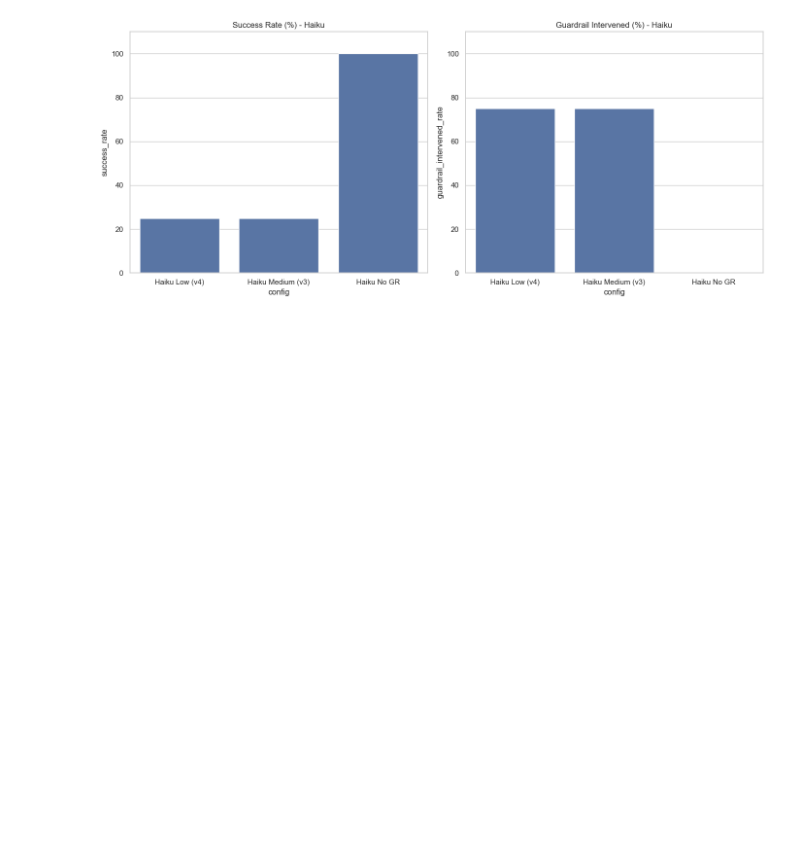
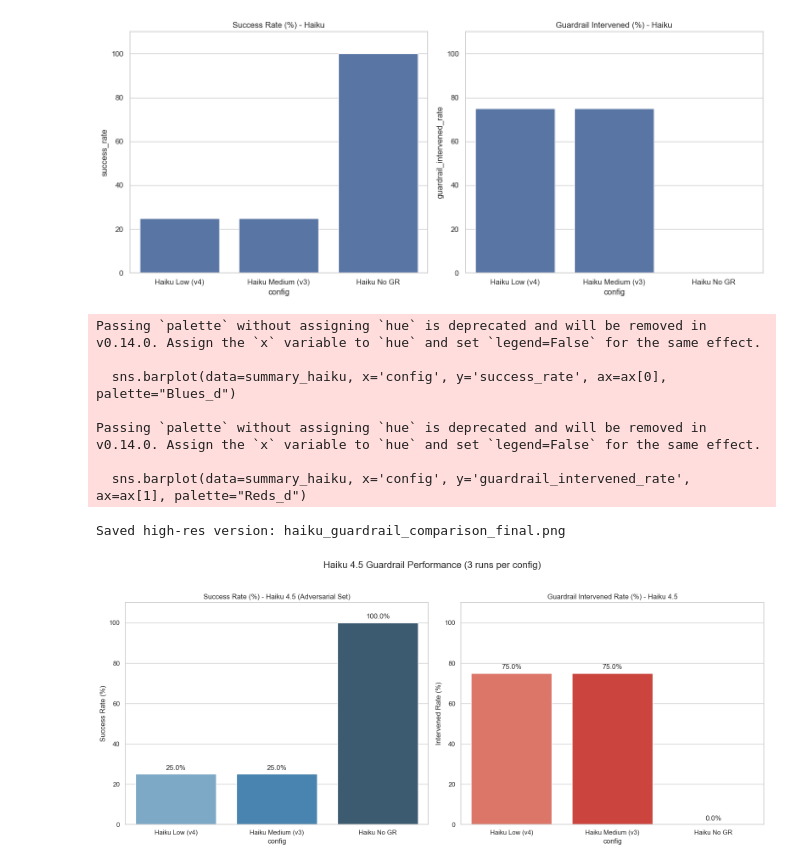
Before and after one commit to David-Macon-code/ai-reliability-lab, a Jupyter notebook: Haiku_Guardrail_Comparison.ipynb, the cells around one changed output. Saved outputs shown, nothing was run; the diff lists cells and outputs as text; code cells hidden in the pictures; blank space fills up the shorter version.

```diff
--- a/Haiku_Guardrail_Comparison.ipynb
+++ b/Haiku_Guardrail_Comparison.ipynb
@@ -74,3 +74,36 @@ plt.show()
 # %% [output]
 Saved: haiku_guardrail_comparison.png
 [figure]
+# %%
+# Optional: nicer labels and save
+fig, ax = plt.subplots(1, 2, figsize=(16, 7))
+
+sns.barplot(data=summary_haiku, x='config', y='success_rate', ax=ax[0], palette="Blues_d")
+ax[0].set_title('Success Rate (%) - Haiku 4.5 (Adversarial Set)')
+ax[0].set_ylabel('Success Rate (%)')
+ax[0].set_ylim(0, 110)
+for i, v in enumerate(summary_haiku['success_rate']):
+    ax[0].text(i, v + 2, f"{v:.1f}%", ha='center')
+
+sns.barplot(data=summary_haiku, x='config', y='guardrail_intervened_rate', ax=ax[1], palette="Reds_d")
+ax[1].set_title('Guardrail Intervened Rate (%) - Haiku 4.5')
+ax[1].set_ylabel('Intervened Rate (%)')
+ax[1].set_ylim(0, 110)
+for i, v in enumerate(summary_haiku['guardrail_intervened_rate']):
+    ax[1].text(i, v + 2, f"{v:.1f}%", ha='center')
+
+plt.suptitle("Haiku 4.5 Guardrail Performance (3 runs per config)", fontsize=16)
+plt.tight_layout(rect=[0, 0, 1, 0.95])
+plt.savefig('haiku_guardrail_comparison_final.png', dpi=200, bbox_inches='tight')
+print("Saved high-res version: haiku_guardrail_comparison_final.png")
+plt.show()
+# %% [output]
+Passing `palette` without assigning `hue` is deprecated and will be removed in v0.14.0. Assign the `x` variable to `hue` and set `legend=False` for the same effect.
+
+  sns.barplot(data=summary_haiku, x='config', y='success_rate', ax=ax[0], palette="Blues_d")
+
+Passing `palette` without assigning `hue` is deprecated and will be removed in v0.14.0. Assign the `x` variable to `hue` and set `legend=False` for the same effect.
+
+  sns.barplot(data=summary_haiku, x='config', y='guardrail_intervened_rate', ax=ax[1], palette="Reds_d")
+Saved high-res version: haiku_guardrail_comparison_final.png
+[figure, added]
```
Also changed, not shown: 4 other files.
